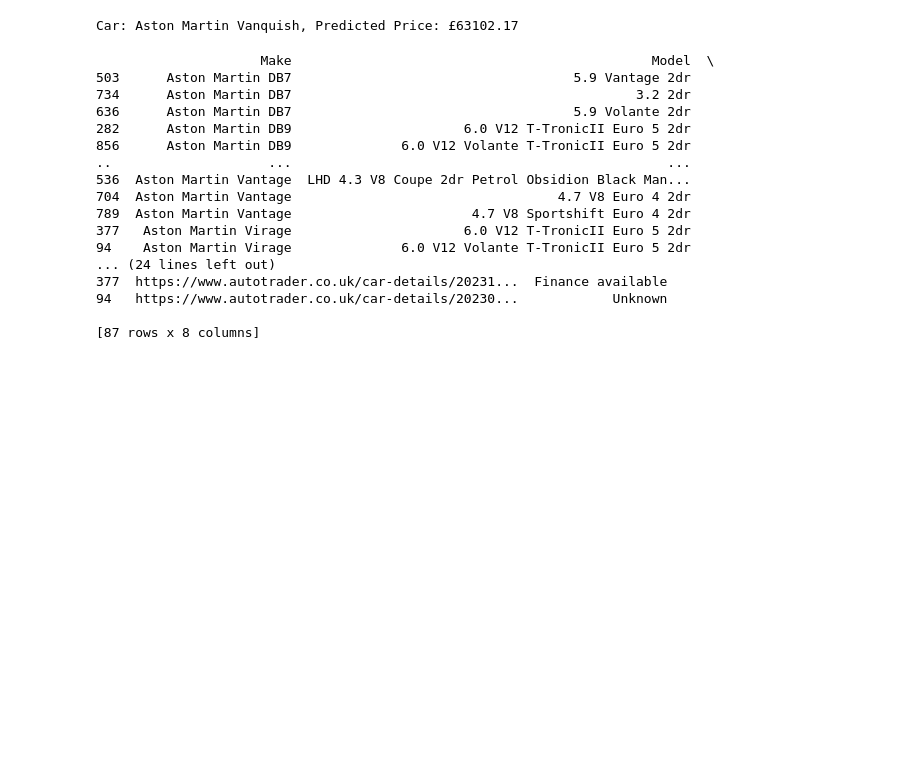
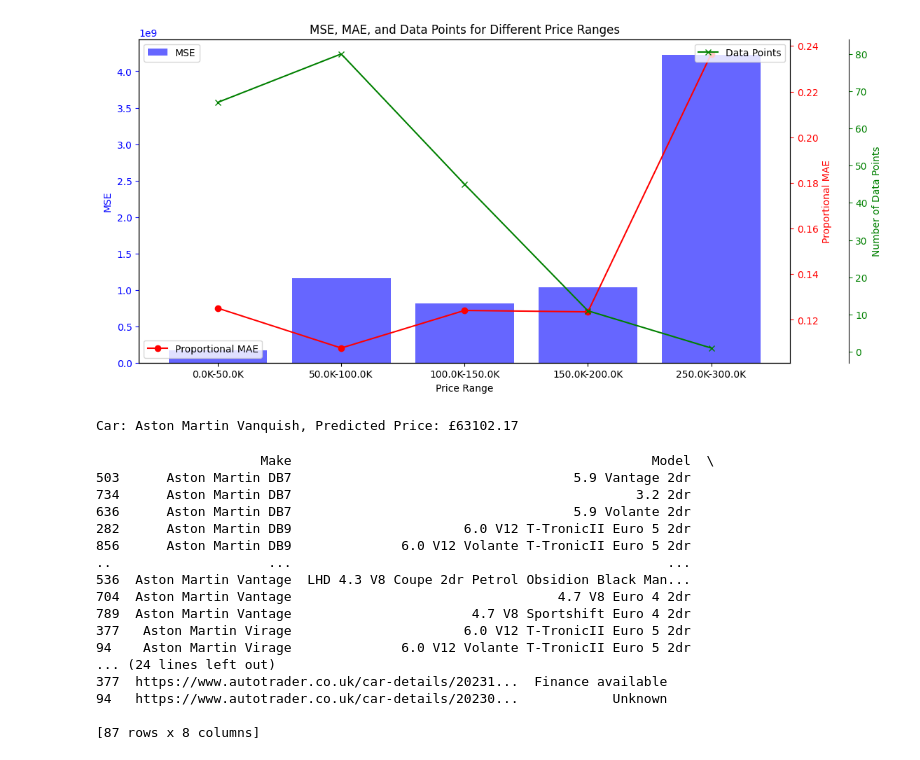
Before and after one commit to jordanesmith/car_valuation, a Jupyter notebook: Extended_Data_Aston_Martin.ipynb, the cells around one changed output. Saved outputs shown, nothing was run; the diff lists cells and outputs as text; code cells hidden in the pictures; blank space fills up the shorter version.

Commit message:
nice plots showing model is hungry for data

```diff
--- a/Extended_Data_Aston_Martin.ipynb
+++ b/Extended_Data_Aston_Martin.ipynb
@@ -157,3 +257,74 @@ Process completed.
+# %%
+import matplotlib.pyplot as plt
+import numpy as np
+
+# Assuming you have y_test and y_pred as your actual and predicted values
+
+# Define your price ranges
+# price_categories = [(0, 100000), (100000, 200000), (200000, 300000),
+#                     (300000, 400000), (500000, 600000), (600000, 700000)]
+price_categories = [(0, 50000), (50000, 100000), (100000, 150000),
+                     (150000, 200000), (2000000, 250000), (250000, 300000)]
+
+# Initialize lists to store metrics and evidence count
+mse_values = []
+mae_values = []
+mae_proportional_values = []
+evidence_counts = []
+price_range_labels = []
+
+for lower, upper in price_categories:
+    mask = (y_test >= lower) & (y_test < upper)
+    y_test_segment = y_test[mask]
+    y_pred_segment = y_pred[mask]
+
+    if len(y_test_segment) > 0:
+        # Calculate MSE and MAE for this segment
+        mse_values.append(mean_squared_error(y_test_segment, y_pred_segment))
+        # mae_values.append(mean_absolute_error(y_test_segment, y_pred_segment))
+        mae_value = mean_absolute_error(y_test_segment, y_pred_segment)
+        mean_price = np.mean(y_test_segment)
+        mae_proportional = mae_value / mean_price  # Proportional MAE
+        mae_proportional_values.append(mae_proportional)
+        evidence_counts.append(len(y_test_segment))
+        price_range_labels.append(f"{lower/1000}K-{upper/1000}K")
+
+# Create subplots
+fig, ax1 = plt.subplots(figsize=(12, 6))
+
+# Plotting MSE
+ax1.bar(price_range_labels, mse_values, color='b', alpha=0.6, label='MSE')
+ax1.set_xlabel('Price Range')
+ax1.set_ylabel('MSE', color='b')
+ax1.tick_params('y', colors='b')
+
+# Creating a second y-axis for MAE
+ax2 = ax1.twinx()
+# ax2.plot(price_range_labels, mae_values, color='r', marker='o', label='MAE')
+ax2.plot(price_range_labels, mae_proportional_values, color='r', marker='o', label='Proportional MAE')
+
+# ax2.set_ylabel('MAE', color='r')
+ax2.set_ylabel('Proportional MAE', color='r')
+
+ax2.tick_params('y', colors='r')
+
+# Creating a third y-axis for Evidence Count
+ax3 = ax1.twinx()
+ax3.spines['right'].set_position(('outward', 60))  # Offset the right spine of ax3
+ax3.plot(price_range_labels, evidence_counts, color='g', marker='x', label='Data Points')
+ax3.set_ylabel('Number of Data Points', color='g')
+ax3.tick_params('y', colors='g')
+
+# Title and legends
+plt.title('MSE, MAE, and Data Points for Different Price Ranges')
+ax1.legend(loc='upper left')
+ax2.legend(loc='lower left')
+ax3.legend(loc='upper right')
+
+# Show plot
+plt.show()
+# %% [output]
+[figure, added]
 # %%
 # Aston_Martin - Extended Data
 
```
Also changed, not shown: parts of 5 cells of this notebook.
